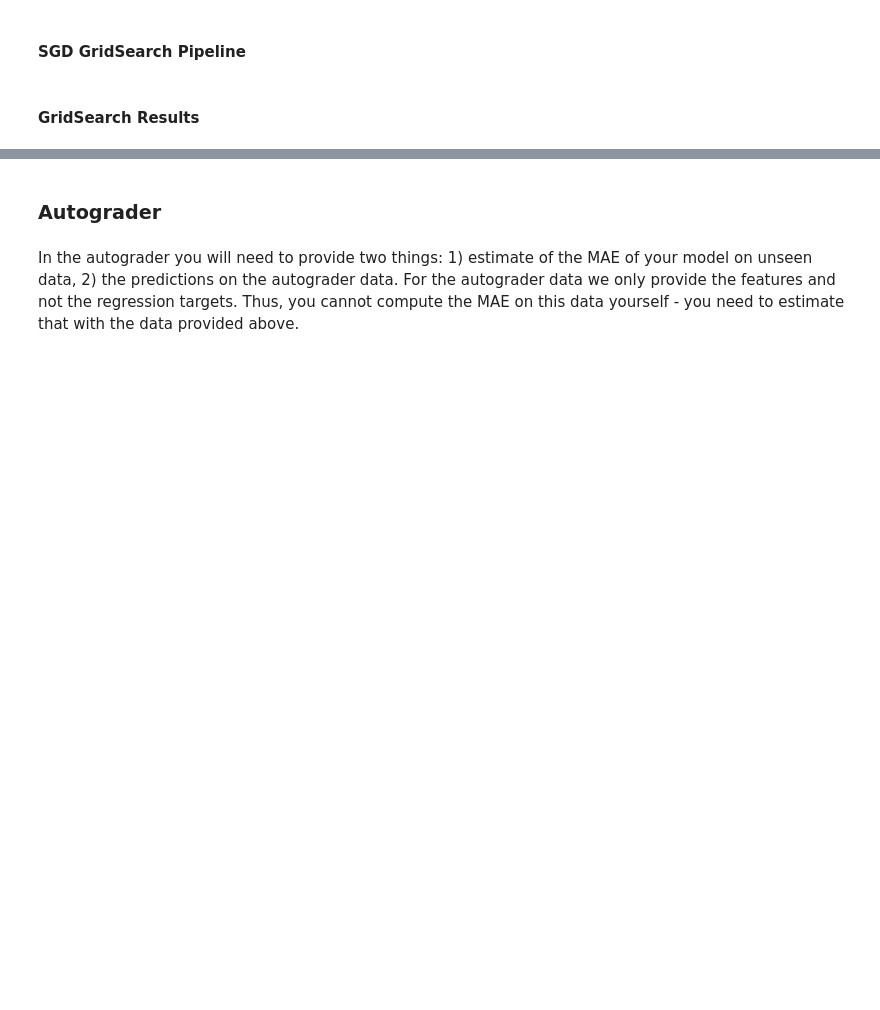
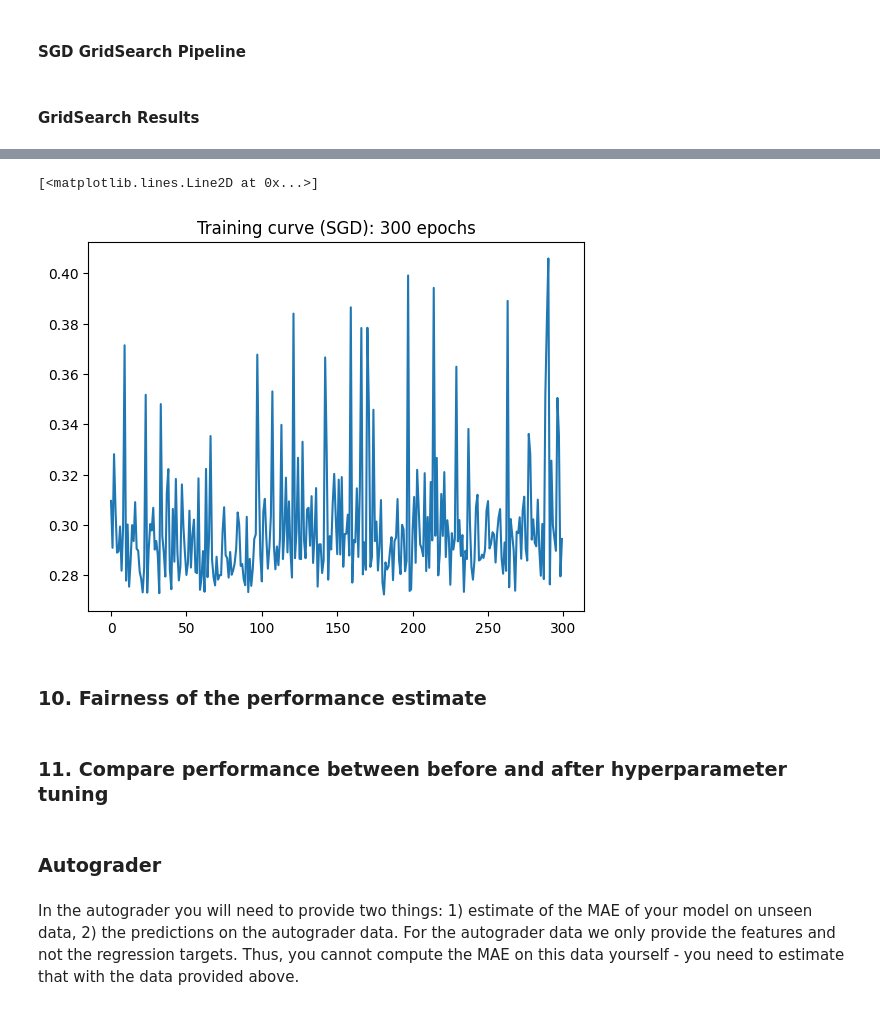
Before and after one commit to johnylamw/DSAIT4020-Practice-Project, a Jupyter notebook: practice_assignment.ipynb, the cells around one changed output, grey strips where cells are left out. Saved outputs shown, nothing was run; the diff lists cells and outputs as text; code cells hidden in the pictures; blank space fills up the shorter version.

```diff
--- a/practice_assignment.ipynb
+++ b/practice_assignment.ipynb
@@ -415,3 +561,44 @@ Best cross-validation score -0.12429281917098622
+# %%
+from sklearn.metrics import mean_absolute_error
+regressor = SGDRegressor(learning_rate='adaptive')
+clf_flip = Pipeline(
+    steps=[("preprocessor", preprocesser_flip)]
+)
+
+data_X = preprocesser_flip.fit_transform(features_X, regression_target_Y)
+
+# Classical train-test split
+X_train, X_test, y_train, y_test = train_test_split(data_X, regression_target_Y, test_size=0.2, random_state=0)
+
+# In range of epochs, plot a training curve
+EPOCHS = 5000
+
+losses = []
+for epoch in range (EPOCHS):
+
+    # Transform data
+
+    # Fit
+    regressor.partial_fit(X_train, y_train)
+
+    # Test
+    ypred = regressor.predict(X_test)
+
+    # Get MAE
+    loss = mean_absolute_error(y_true=y_test, y_pred=ypred)
+
+    # Append to losses
+    losses.append(loss)
+# %%
+plt.title('Training curve (SGD): 300 epochs')
+plt.plot(losses[:300])
+# %% [output]
+[<matplotlib.lines.Line2D at 0x...>]
+[figure, added]
+# %% [markdown]
+### 10. Fairness of the performance estimate
+# %% [markdown]
+### 11. Compare performance between before and after hyperparameter tuning
 # %% [markdown]
 ### Autograder
 # %% [markdown]
```
Also changed, not shown: parts of 30 cells of this notebook.
